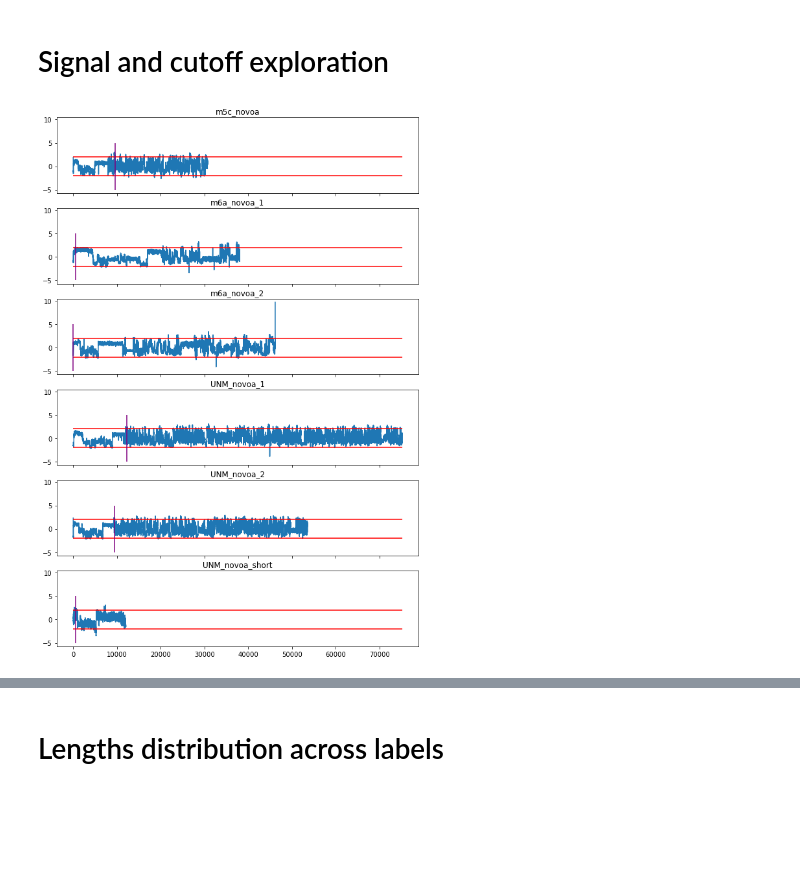
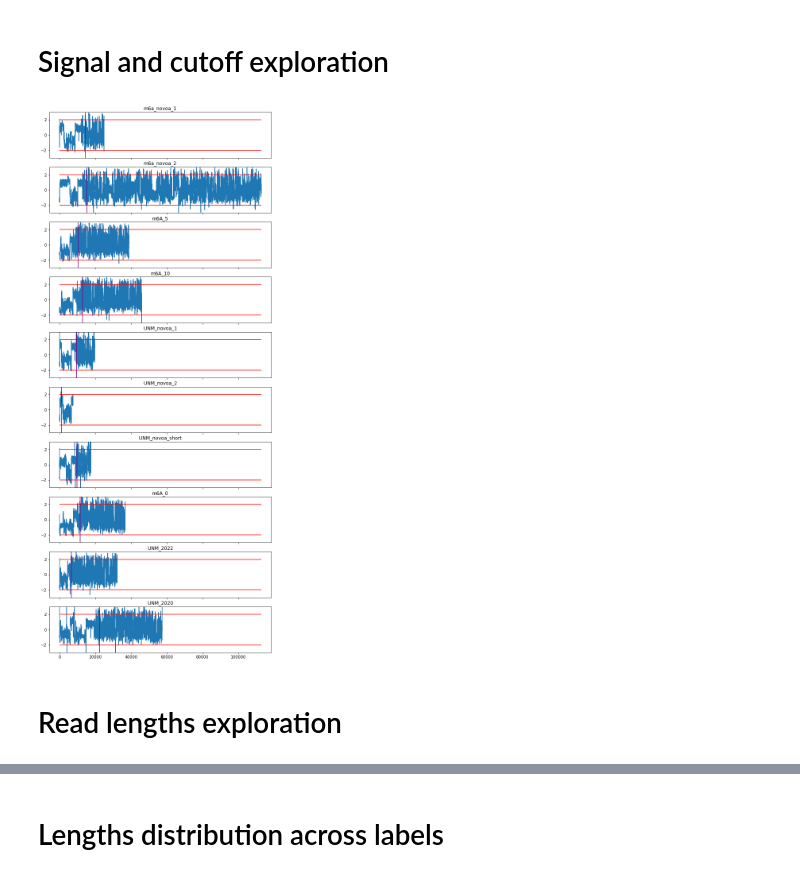
Before and after one commit to maragkakislab/rnakinet, a Jupyter notebook: rnamodif/util_notebooks/Explore.ipynb, the cells around one changed output, grey strips where cells are left out. Saved outputs shown, nothing was run; the diff lists cells and outputs as text; code cells hidden in the pictures; blank space fills up the shorter version.

```diff
--- a/rnamodif/util_notebooks/Explore.ipynb
+++ b/rnamodif/util_notebooks/Explore.ipynb
@@ -11,7 +3,9 @@ EXP 2-OmeATP_10 done
 # %% [markdown]
 # Signal and cutoff exploration
 # %%
-novoa_exps = ['m5c_novoa','m6a_novoa_1','m6a_novoa_2','UNM_novoa_1','UNM_novoa_2','UNM_novoa_short']
-plot_reads(novoa_exps, zscore=True, scale=True, read_index=0)
+novoa_exps = ['m6a_novoa_1','m6a_novoa_2','m6A_5', 'm6A_10','UNM_novoa_1','UNM_novoa_2','UNM_novoa_short','m6A_0','UNM_2022','UNM_2020']
+plot_reads(novoa_exps, y_axis_lim=[-3,3])
 # %% [output]
-[figure, old version]
+[figure, new version]
+# %% [markdown]
+# Read lengths exploration
```
Also changed, not shown: parts of 4 cells of this notebook, 12 other files.
